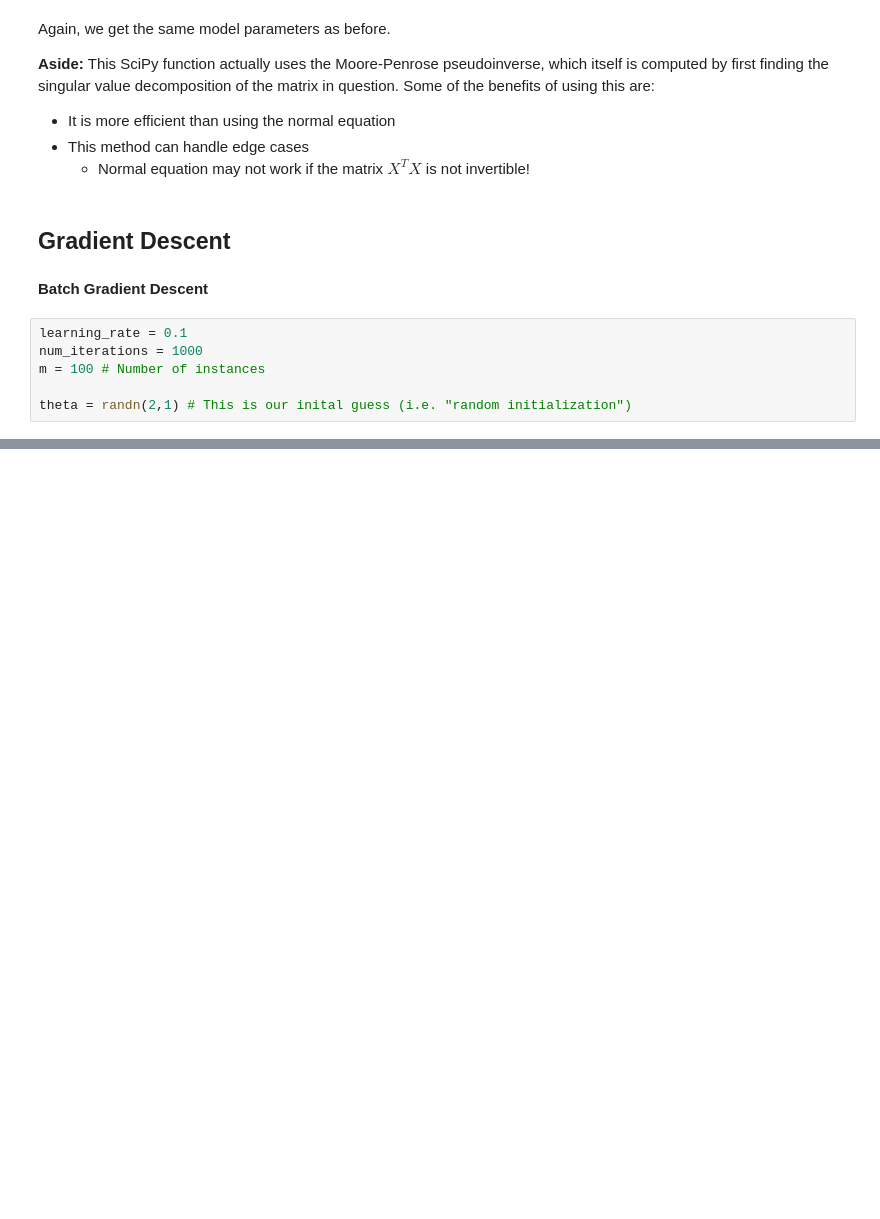
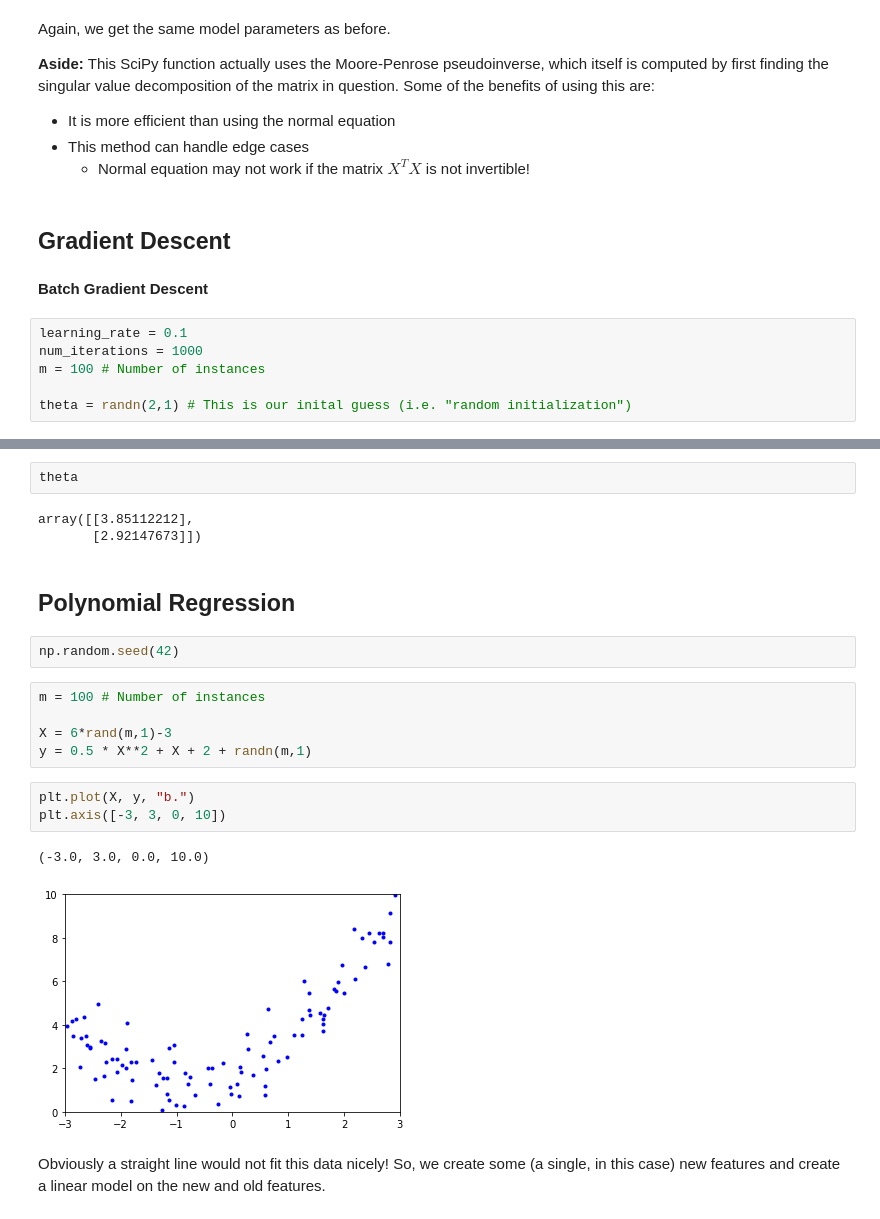
Before and after one commit to aj112358/ML_Notes, a Jupyter notebook: 04_Training_Models/04_Training_Models.ipynb, the cells around one changed output, grey strips where cells are left out. Cells and saved outputs as stored; diff of their text form; blank space fills up the shorter version.

```diff
--- a/04_Training_Models/04_Training_Models.ipynb
+++ b/04_Training_Models/04_Training_Models.ipynb
@@ -207,0 +290,22 @@ Here is a visual that depicts
+# %%
+theta
+# %% [output]
+array([[3.85112212],
+       [2.92147673]])
+# %% [markdown]
+## Polynomial Regression
+# %%
+np.random.seed(42)
+# %%
+m = 100 # Number of instances
+
+X = 6*rand(m,1)-3
+y = 0.5 * X**2 + X + 2 + randn(m,1)
+# %%
+plt.plot(X, y, "b.")
+plt.axis([-3, 3, 0, 10])
+# %% [output]
+(-3.0, 3.0, 0.0, 10.0)
+[figure, added]
+# %% [markdown]
+Obviously a straight line would not fit this data nicely! So, we create some (a single, in this case) new features and create a linear model on the new and old features.
```
Also changed, not shown: parts of 60 cells of this notebook.
